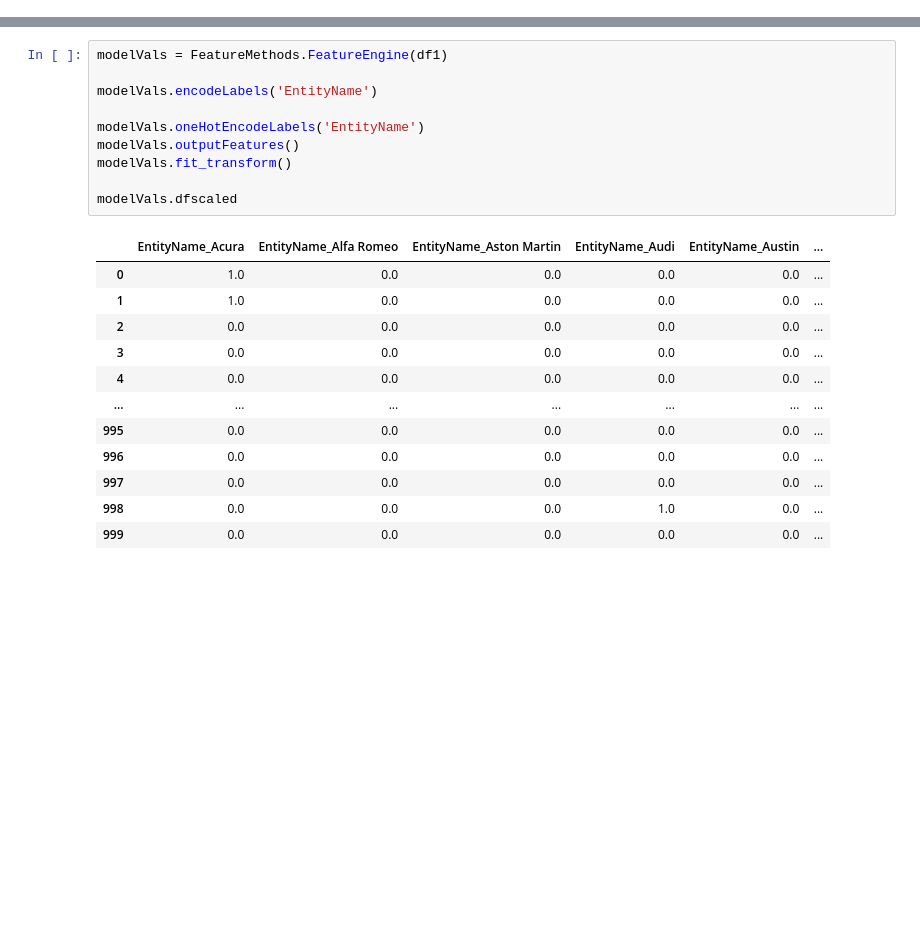
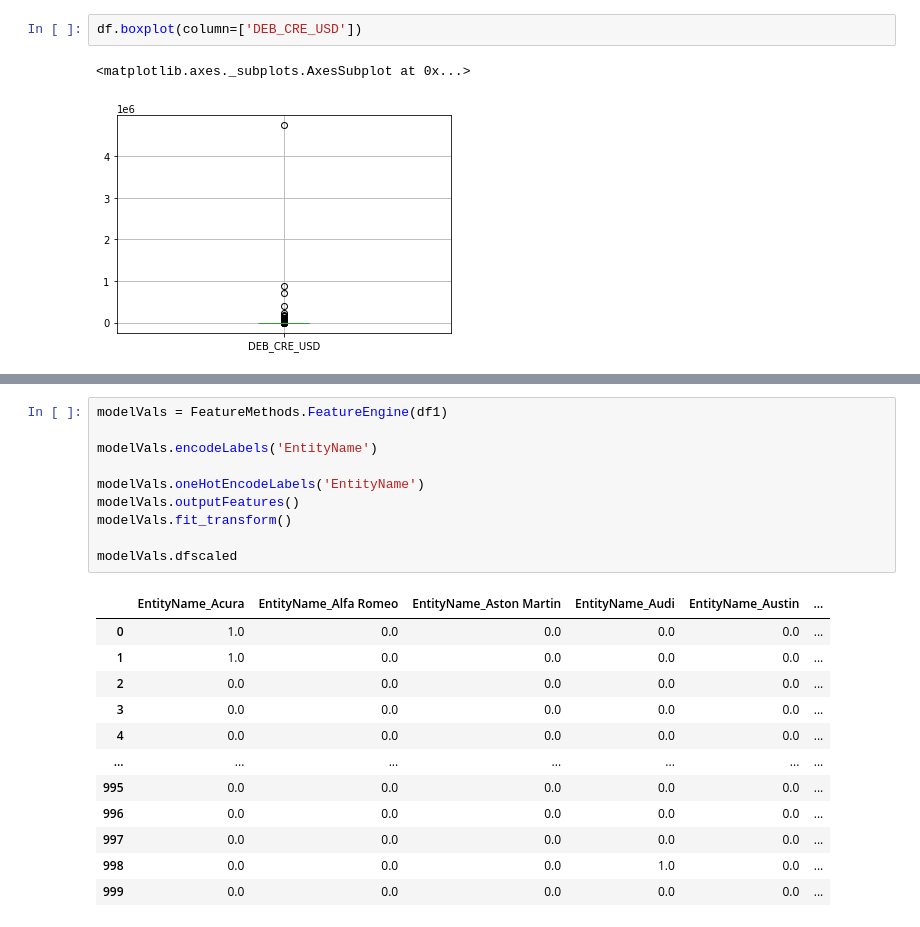
Before and after one commit to dylan1218/ClassificationProject, a Jupyter notebook: ModelsDL.ipynb, the cells around one changed output, grey strips where cells are left out. Saved outputs shown, nothing was run; the diff lists cells and outputs as text; blank space fills up the shorter version.

```diff
--- a/ModelsDL.ipynb
+++ b/ModelsDL.ipynb
@@ -52,3 +181,8 @@ df
+# %%
+df.boxplot(column=['DEB_CRE_USD'])
+# %% [output]
+<matplotlib.axes._subplots.AxesSubplot at 0x...>
+[figure, added]
 # %%
 modelVals = FeatureEngine(df)
 
```
Also changed, not shown: parts of 10 cells of this notebook.
